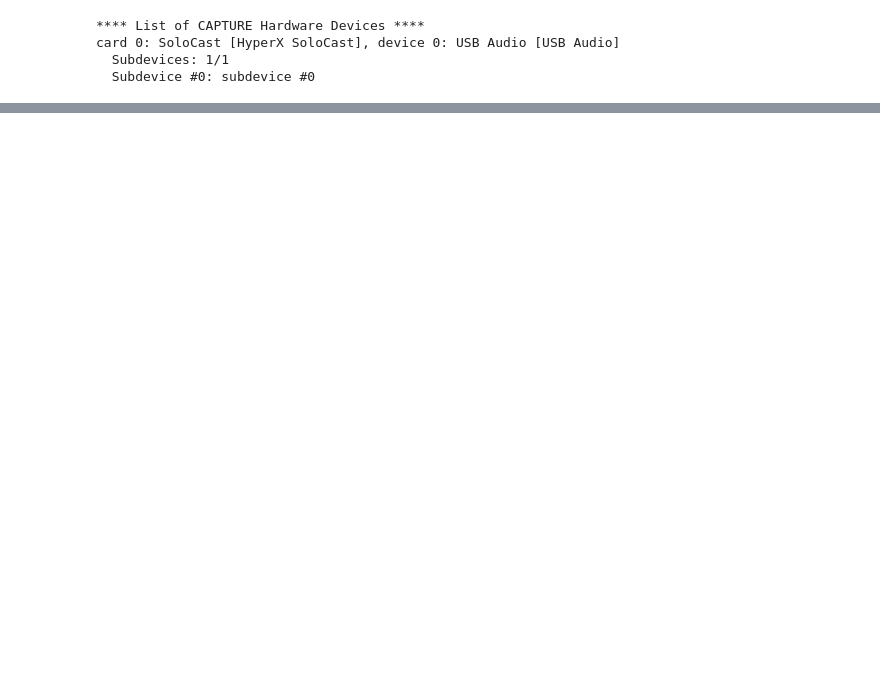
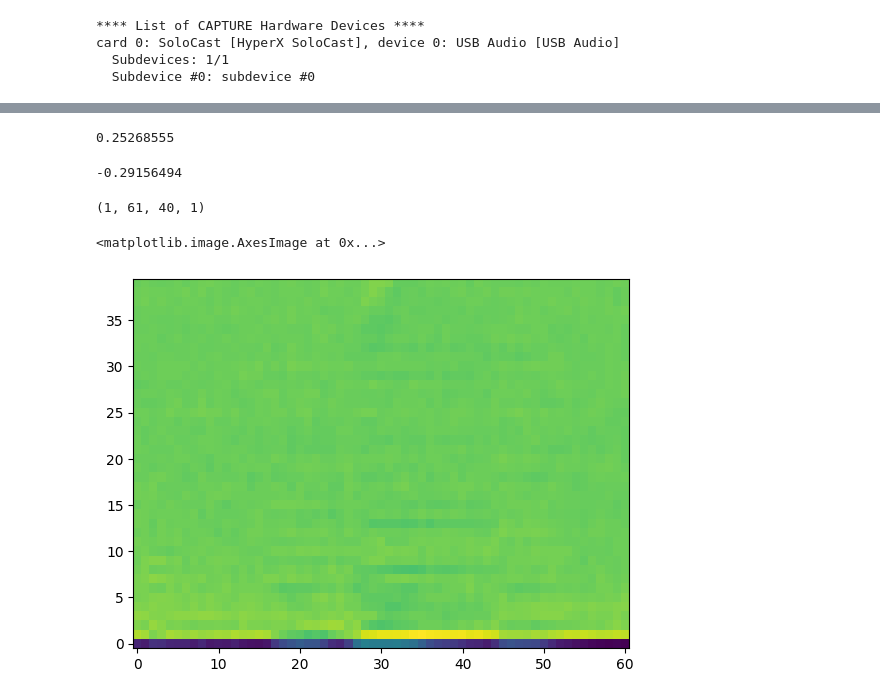
Before and after one commit to Roldao-Neto/KWS, a Jupyter notebook: main_rasp.ipynb, the cells around one changed output, grey strips where cells are left out. Saved outputs shown, nothing was run; the diff lists cells and outputs as text; code cells hidden in the pictures; blank space fills up the shorter version.

```diff
--- a/main_rasp.ipynb
+++ b/main_rasp.ipynb
@@ -322,0 +290,10 @@ finally:
+# %%
+FORMAT = pyaudio.paInt16
+CHANNELS = 1
+RATE = 48000
+TARGET_RATE = 16000
+
+RECORD_SECONDS = 1
+CHUNK = RATE * RECORD_SECONDS
+
+DEVICE_INDEX = 0
@@ -322,0 +323,24 @@ finally:
+# %%
+def preprocess_audio(audio_data):
+    """
+    Recebe 1 segundo de áudio, extrai os MFCCs e formata
+    para a entrada do modelo.
+    """
+    mfccs = librosa.feature.mfcc(
+        y=audio_data,
+        sr=TARGET_RATE,
+        n_mfcc=N_MFCCS,
+        n_fft=N_FFT,
+        hop_length=FRAME_STEP,
+        win_length=N_FFT,
+        n_mels=N_MELS,
+        fmin=F_MIN,
+        fmax=F_MAX,
+        center=False
+    )
+
+    mfccs = mfccs.T
+    mfccs = np.expand_dims(mfccs, axis=-1)
+    mfccs = np.expand_dims(mfccs, axis=0)
+
+    return mfccs.astype(np.float32)
@@ -322,0 +413,23 @@ finally:
+# %%
+resampled_data = resampled_data.astype(np.float32) / 32768.0
+# %%
+max(resampled_data)
+# %% [output]
+0.25268555
+# %%
+min(resampled_data)
+# %% [output]
+-0.29156494
+# %%
+preprocessed_data = preprocess_audio(resampled_data)
+# %%
+preprocessed_data.shape
+# %% [output]
+(1, 61, 40, 1)
+# %%
+import matplotlib.pyplot as plt
+
+plt.imshow(preprocessed_data[0, :, :, 0].T, aspect='auto', origin='lower')
+# %% [output]
+<matplotlib.image.AxesImage at 0x...>
+[figure, added]
```
Also changed, not shown: parts of 41 cells of this notebook.
